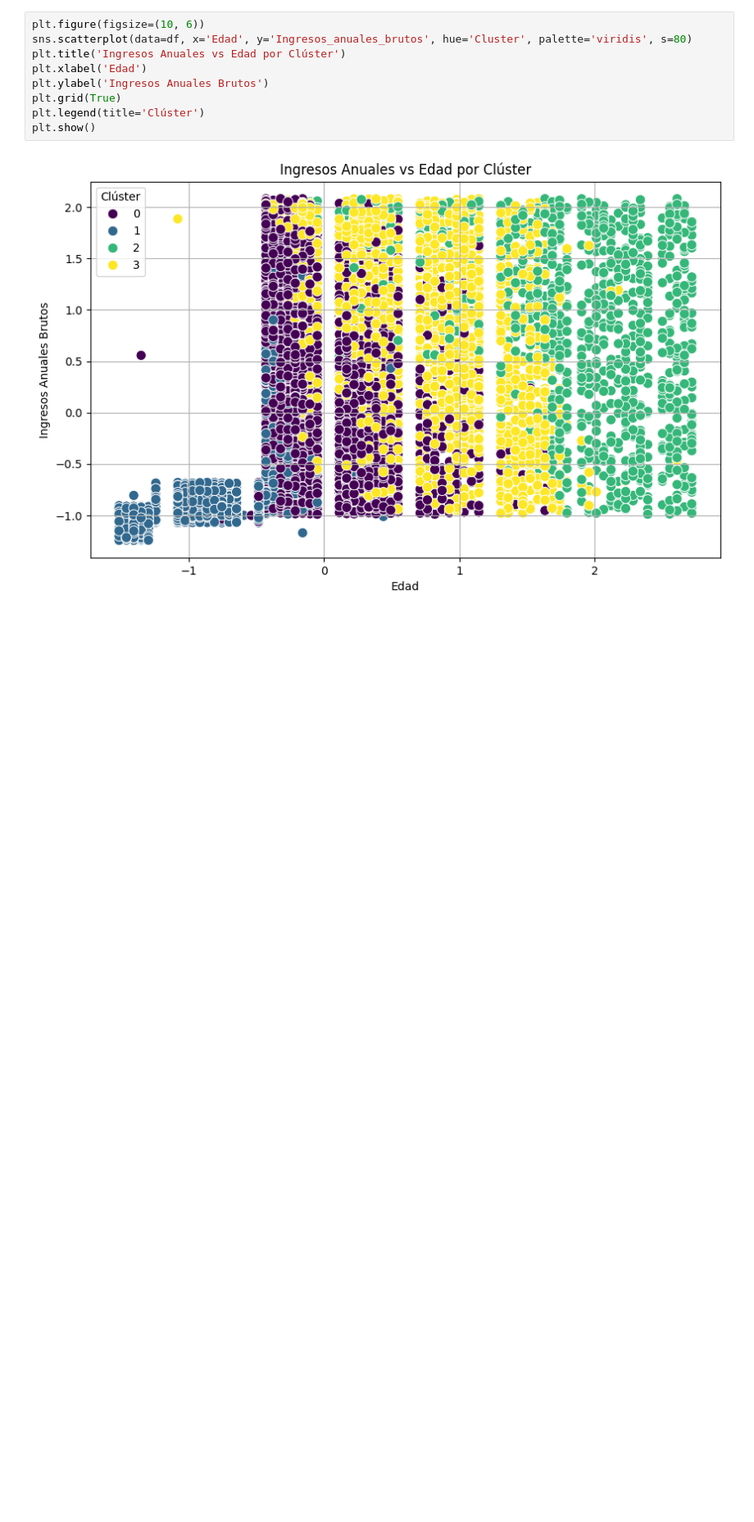
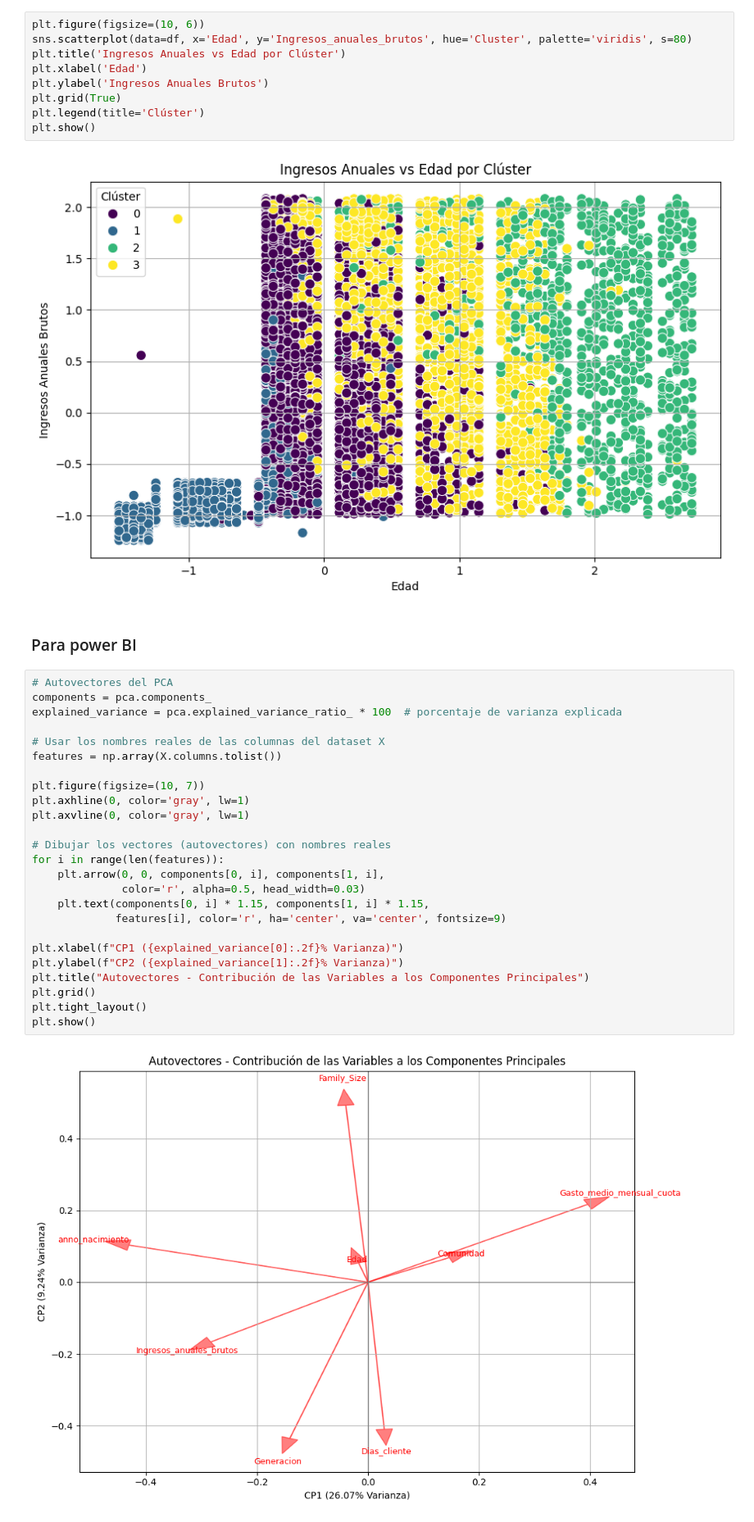
Before and after one commit to seerraa16/Caso02-PCA-y-Clustering, a Jupyter notebook: pca.ipynb, the cells around one changed output. Shown at 82% size. Cells and saved outputs as stored; diff of their text form; blank space fills up the shorter version.

Commit message:
Para power bi

```diff
--- a/pca.ipynb
+++ b/pca.ipynb
@@ -411,3 +428,32 @@ plt.legend(title='Clúster')
 plt.show()
 # %% [output]
 [figure]
+# %% [markdown]
+### Para power BI
+# %%
+# Autovectores del PCA
+components = pca.components_
+explained_variance = pca.explained_variance_ratio_ * 100  # porcentaje de varianza explicada
+
+# Usar los nombres reales de las columnas del dataset X
+features = np.array(X.columns.tolist())
+
+plt.figure(figsize=(10, 7))
+plt.axhline(0, color='gray', lw=1)
+plt.axvline(0, color='gray', lw=1)
+
+# Dibujar los vectores (autovectores) con nombres reales
+for i in range(len(features)):
+    plt.arrow(0, 0, components[0, i], components[1, i],
+              color='r', alpha=0.5, head_width=0.03)
+    plt.text(components[0, i] * 1.15, components[1, i] * 1.15,
+             features[i], color='r', ha='center', va='center', fontsize=9)
+
+plt.xlabel(f"CP1 ({explained_variance[0]:.2f}% Varianza)")
+plt.ylabel(f"CP2 ({explained_variance[1]:.2f}% Varianza)")
+plt.title("Autovectores - Contribución de las Variables a los Componentes Principales")
+plt.grid()
+plt.tight_layout()
+plt.show()
+# %% [output]
+[figure, added]
```
Also changed, not shown: parts of 8 cells of this notebook, 4 other files.
